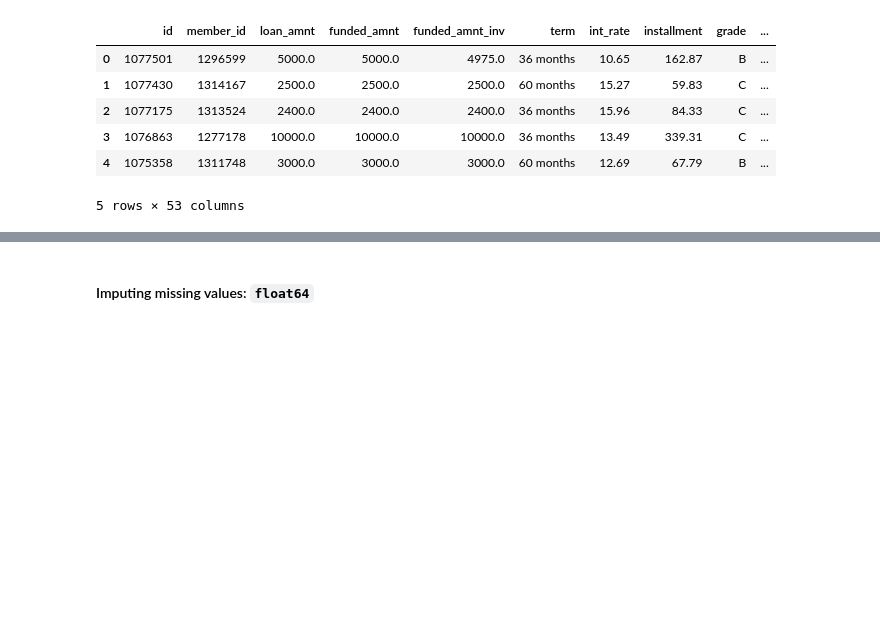
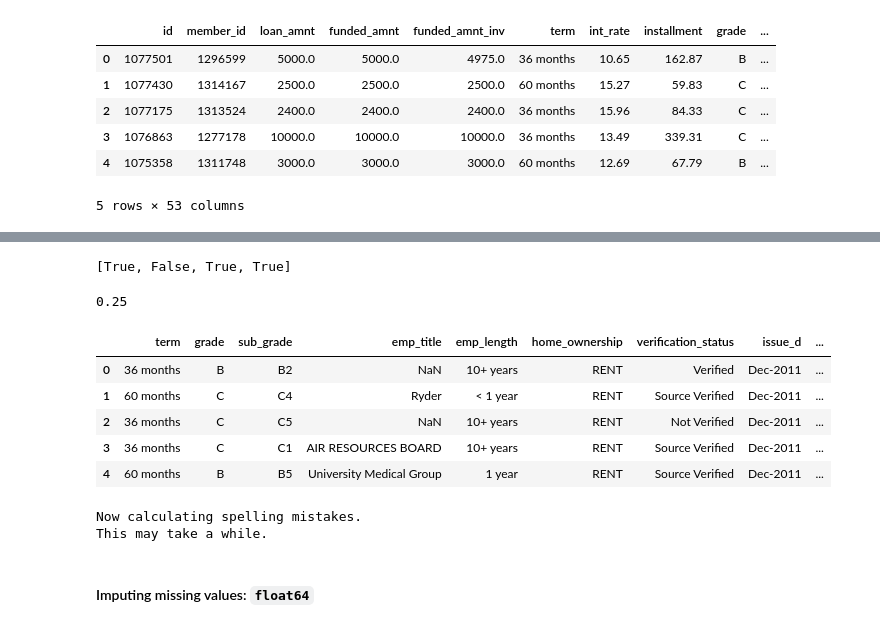
Before and after one commit to QuinnLee/cs109a-Project, a Jupyter notebook: notebooks/4-aa-feature-engineering.ipynb, the cells around one changed output, grey strips where cells are left out. Saved outputs shown, nothing was run; the diff lists cells and outputs as text; code cells hidden in the pictures; blank space fills up the shorter version.

Commit message:
Finalizing cleaning, missing data
Finalizing (the first pass?) of
imputing missing values, cleaning data,
and generating the string calcs.

```diff
--- a/notebooks/4-aa-feature-engineering.ipynb
+++ b/notebooks/4-aa-feature-engineering.ipynb
@@ -49,5 +46,5 @@ df.head()
 # %%
-t = md.make_clean_dataset(df)
+t = md.clean_data(df)
 t.head()
 # %% [output]
 Now cleaning data.
@@ -117,0 +58,3 @@ df[['title', 'title_errors']].head()
+# %%
+t2 = md.impute_missing(t)
+t2.head()
@@ -118,3 +73,29 @@ df[['title', 'title_errors']].head()
+# %%
+s = 'my spej is bad'
+string_list = str(s).split()
+errors_list = [spell_check.check(x) for x in string_list]
+errors_list
+# %% [output]
+[True, False, True, True]
+# %%
+float(errors_list.count(False)) / len(errors_list)
+# %% [output]
+0.25
+# %%
+t2.select_dtypes(include = ['object']).head()
+# %% [output]
+|  | term | grade | sub_grade | emp_title | emp_length | home_ownership | verification_status | issue_d | ... |
+| 0 | 36 months | B | B2 | NaN | 10+ years | RENT | Verified | Dec-2011 | ... |
+| 1 | 60 months | C | C4 | Ryder | < 1 year | RENT | Source Verified | Dec-2011 | ... |
+| 2 | 36 months | C | C5 | NaN | 10+ years | RENT | Not Verified | Dec-2011 | ... |
+| 3 | 36 months | C | C1 | AIR RESOURCES BOARD | 10+ years | RENT | Source Verified | Dec-2011 | ... |
+| 4 | 60 months | B | B5 | University Medical Group | 1 year | RENT | Source Verified | Dec-2011 | ... |
+# %%
+t3 = md.spelling_mistakes(t2)
+t3.head()
+# %% [output]
+Now calculating spelling mistakes.
+This may take a while.
 # %% [markdown]
 #### Imputing missing values: `float64`
 # %%
```
Also changed, not shown: parts of 7 cells of this notebook, 1 other file.
